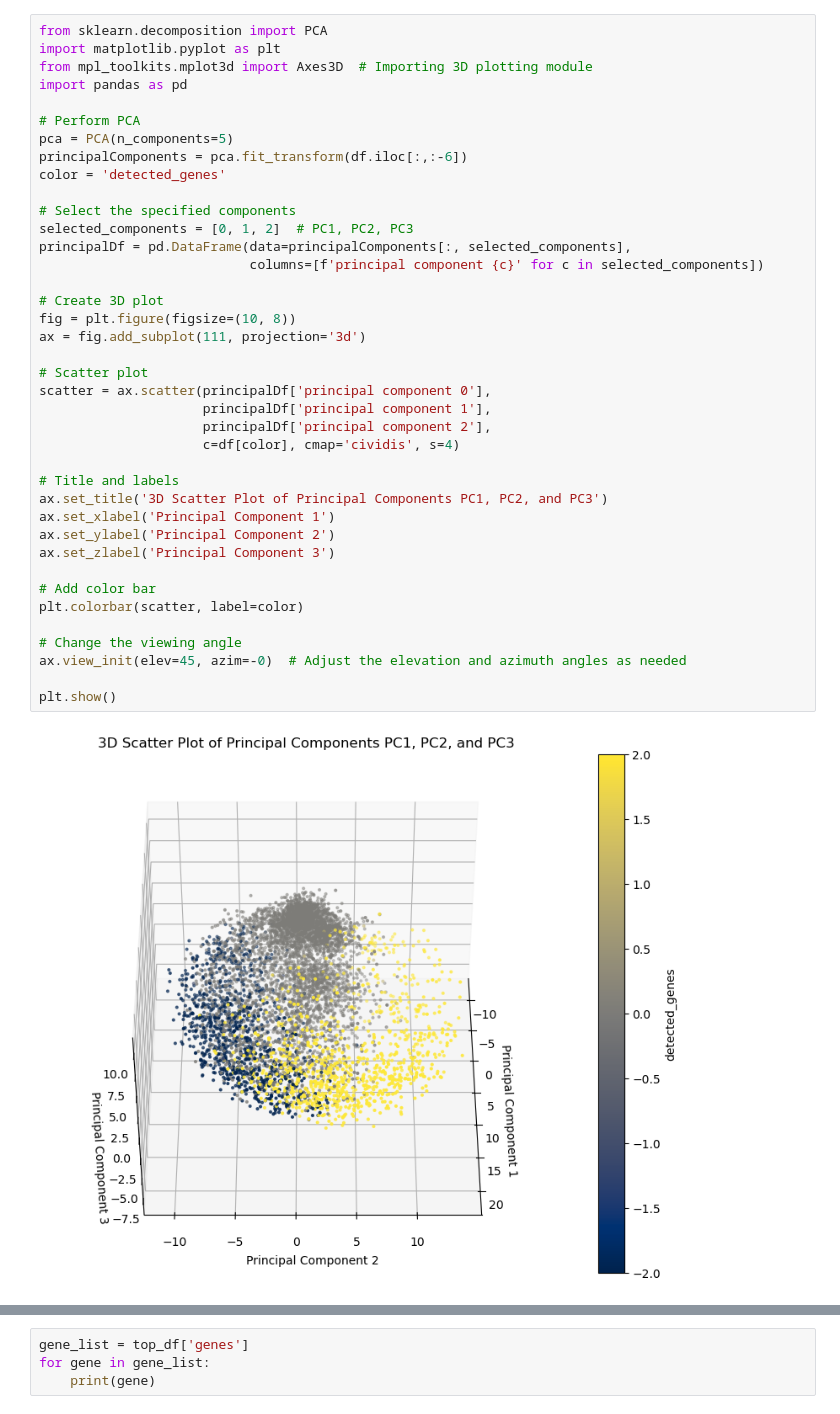
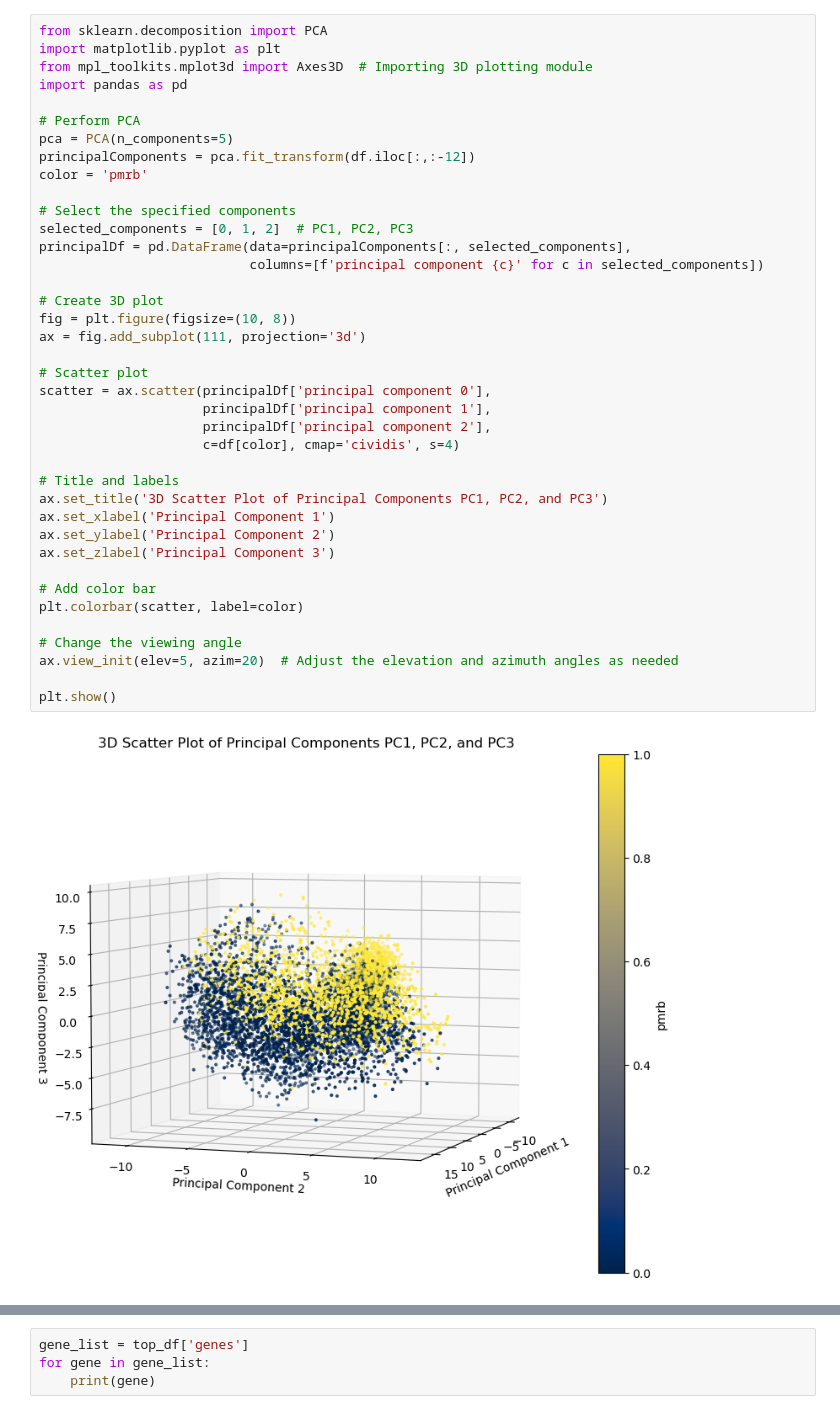
Before and after one commit to aeerik/base, a Jupyter notebook: cls_analysis.ipynb, the cells around one changed output, grey strips where cells are left out. Saved outputs shown, nothing was run; the diff lists cells and outputs as text.

```diff
--- a/cls_analysis.ipynb
+++ b/cls_analysis.ipynb
@@ -368,36 +507,36 @@ import pandas as pd
 
 # Perform PCA
 pca = PCA(n_components=5)
-principalComponents = pca.fit_transform(df.iloc[:,:-6])
-color = 'detected_genes'
+principalComponents = pca.fit_transform(df.iloc[:,:-12])
+color = 'pmrb'
 
 # Select the specified components
 selected_components = [0, 1, 2]  # PC1, PC2, PC3
 principalDf = pd.DataFrame(data=principalComponents[:, selected_components],
                            columns=[f'principal component {c}' for c in selected_components])
 
 # Create 3D plot
 fig = plt.figure(figsize=(10, 8))
 ax = fig.add_subplot(111, projection='3d')
 
 # Scatter plot
 scatter = ax.scatter(principalDf['principal component 0'],
                      principalDf['principal component 1'],
                      principalDf['principal component 2'],
                      c=df[color], cmap='cividis', s=4)
 
 # Title and labels
 ax.set_title('3D Scatter Plot of Principal Components PC1, PC2, and PC3')
 ax.set_xlabel('Principal Component 1')
 ax.set_ylabel('Principal Component 2')
 ax.set_zlabel('Principal Component 3')
 
 # Add color bar
 plt.colorbar(scatter, label=color)
 
 # Change the viewing angle
-ax.view_init(elev=45, azim=-0)  # Adjust the elevation and azimuth angles as needed
+ax.view_init(elev=5, azim=20)  # Adjust the elevation and azimuth angles as needed
 
 plt.show()
 # %% [output]
-[figure, old version]
+[figure, new version]
```
Also changed, not shown: parts of 7 cells of this notebook.
